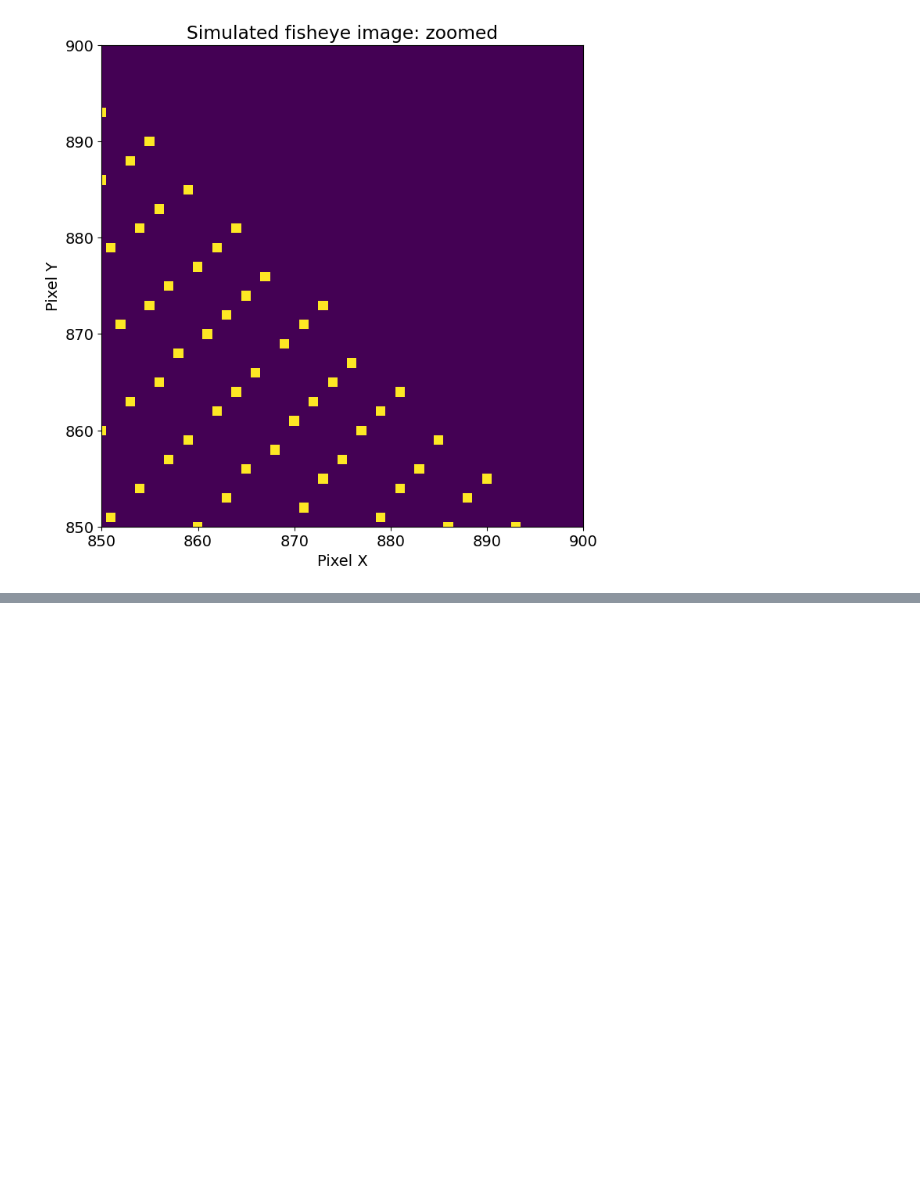
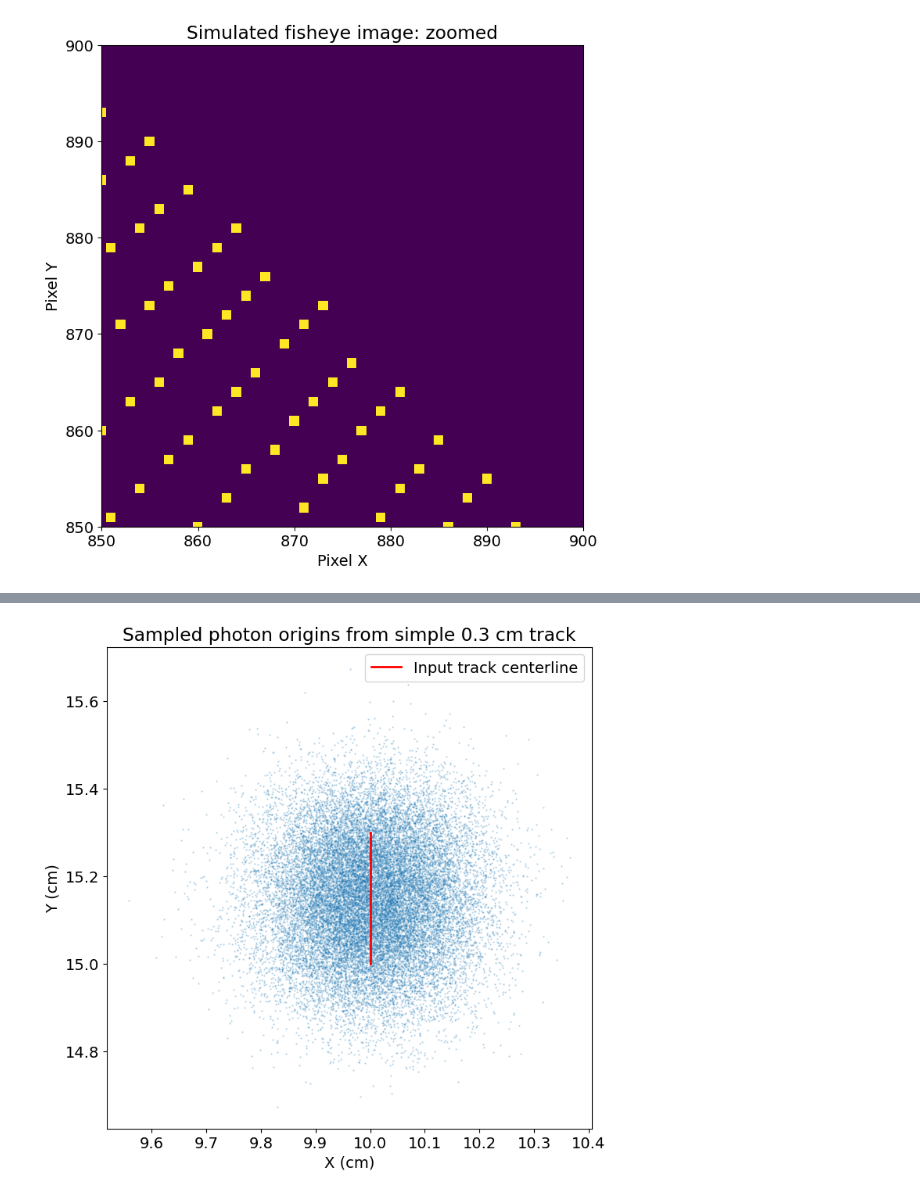
Before and after one commit to bglenardo/XLZD, a Jupyter notebook: Fisheye/Test Fisheye class.ipynb, the cells around one changed output, grey strips where cells are left out. Drawn from its saved outputs; the diff is of its cells as text; code cells hidden in the pictures; blank space fills up the shorter version.

```diff
--- a/Fisheye/Test Fisheye class.ipynb
+++ b/Fisheye/Test Fisheye class.ipynb
@@ -132,0 +198,87 @@ plt.ylim(850,900)
+# %%
+# Simple test: track from (x, y) = (10 cm, 15 cm) to (10 cm, 16 cm)
+import importlib
+importlib.reload(fisheye)
+
+kernel_sigma_um = 1000
+z_min_mm = 0.0
+z_max_mm = 0.1
+track_offset_x_cm = 10.0
+track_offset_y_cm = 15.0
+
+# Build a short vertical track in +y with uniform deposited energy per sample point.
+n_track_points = 500
+track_y_cm = np.linspace(0., 0.3, n_track_points) + track_offset_y_cm
+track_x_cm = np.full(n_track_points, track_offset_x_cm)
+track_E = np.ones(n_track_points)
+track_xyE = np.column_stack((track_x_cm, track_y_cm, track_E))
+
+camera_track = fisheye.Fisheye(field_of_view_radius_cm=30.0)
+camera_track.DefineSensor(pixel_size_mm=0.01, num_pixels_x=1024, num_pixels_y=1024)
+camera_track.CalculateFocalLength()
+
+
+
+source_out = camera_track.CreatePhotonSourceFromTrack(
+    track_xyE,
+    photons_per_energy=50.0,
+    kernel_sigma_um=kernel_sigma_um,
+    z_min_mm=0.0,
+    z_max_mm=0.1,
+    count_mode='deterministic',
+    rng_seed=123
+ )
+print(source_out['metadata'])
+
+# Visualize photon origins in object space (x-y).
+plt.figure(figsize=(8, 8))
+plt.scatter(camera_track.object_points_3d[:, 0], camera_track.object_points_3d[:, 1], s=0.5, alpha=0.25)
+plt.plot(track_x_cm, track_y_cm, color='red', linewidth=2, label='Input track centerline')
+plt.xlabel('X (cm)')
+plt.ylabel('Y (cm)')
+plt.title('Sampled photon origins from simple {:2.2} cm track'.format(track_y_cm[-1] - track_y_cm[0]))
+plt.legend()
+
+
+# Visualize photon origins in object space (x-y).
+plt.figure(figsize=(8, 8))
+# plt.scatter(camera_track.object_points_3d[:, 0], camera_track.object_points_3d[:, 1], s=0.5, alpha=0.25)
+plt.plot(track_x_cm, track_y_cm, color='red', linewidth=1, label='Input track centerline')
+plt.xlabel('X (cm)')
+plt.ylabel('Y (cm)')
+plt.title('Sampled photon origins from simple {:2.2} cm track'.format(track_y_cm[-1] - track_y_cm[0]))
+plt.axis('equal')
+plt.xlim(-30,30)
+plt.ylim(-30,30)
+#Plot a circle with radius 30cm, with a dashed black line to show the field of view boundary.
+theta = np.linspace(0, 2*np.pi, 100)
+x_circle = camera_track.field_of_view_radius_cm * np.cos(theta)
+y_circle = camera_track.field_of_view_radius_cm * np.sin(theta)
+plt.plot(x_circle, y_circle, color='black', linestyle='--', label='Field of view boundary')
+plt.legend(loc='lower right')
+
+camera_track.ProjectPoints()
+camera_track.ProduceImage()
+
+plt.figure(figsize=(8, 8))
+plt.imshow(camera_track.sensor_image, origin='lower')
+plt.title('Sensor image\n {:2.2} cm track, \n{:2.1f} mm gaussian smearing, \nz-depth: {:2.1f} mm'.format(track_y_cm[-1] - track_y_cm[0], kernel_sigma_um/1000, z_max_mm-z_min_mm))
+plt.xlabel('Pixel X')
+plt.ylabel('Pixel Y')
+# plt.colorbar(label='Photon count')
+
+
+plt.figure(figsize=(8, 8))
+plt.imshow(camera_track.sensor_image, origin='lower')
+plt.title('Sensor image, zoomed\n {:2.2} cm track, \n{:2.1f} mm gaussian smearing, \nz-depth: {:2.1f} mm'.format(track_y_cm[-1] - track_y_cm[0], kernel_sigma_um/1000, z_max_mm-z_min_mm))
+plt.xlabel('Pixel X')
+plt.ylabel('Pixel Y')
+# Need to get xlim and ylim from the image points to zoom in on the track.
+# sensor_image is a 2D array of the pixel weights. I need the x and y indices of the maximum pixel
+track_image_points = camera_track.image_points_2d_mm
+# print(camera_track.sensor_image)
+
+print('\n\n')
+
+print(np.where(camera_track.sensor_image == camera_track.sensor_image.max()))
+# %% [output]
@@ -132,0 +292 @@ plt.ylim(850,900)
+[figure, added]
```
Also changed, not shown: parts of 2 cells of this notebook, 2 other files.
